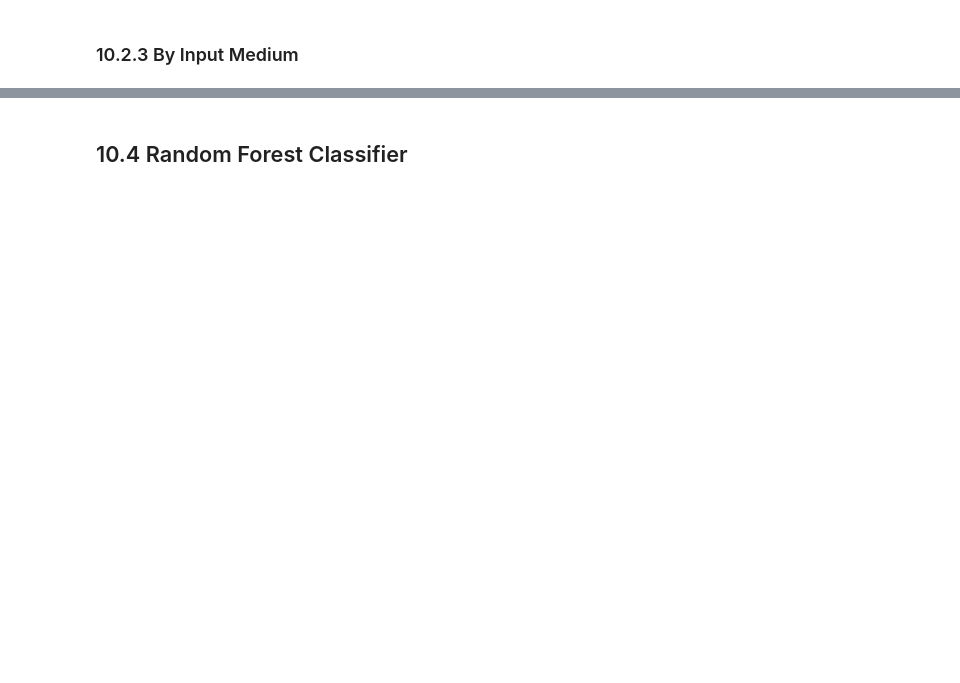
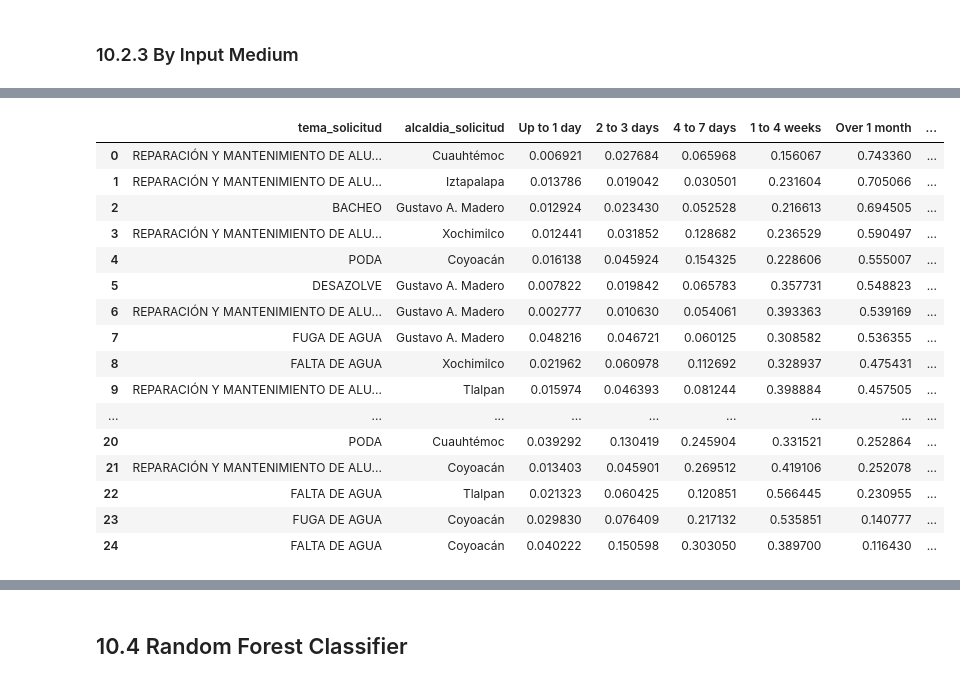
Before and after one commit to sbenhumea/citizen-requests-analysis-project-locatel, a Jupyter notebook: notebooks/modeling.ipynb, the cells around one changed output, grey strips where cells are left out. Cells and saved outputs as stored; diff of their text form; code cells hidden in the pictures; blank space fills up the shorter version.

```diff
--- a/notebooks/modeling.ipynb
+++ b/notebooks/modeling.ipynb
@@ -684,0 +788,5 @@ rates
+# %%
+train_topic_municipality = df_preprocessed.loc[y_train.index, ['tema_solicitud','alcaldia_solicitud']]
+category_rates_4 = pd.crosstab(index=[train_topic_municipality['tema_solicitud'],train_topic_municipality['alcaldia_solicitud']], columns=y_train_class, normalize='index')
+category_rates_4 = category_rates_4.sort_values('Over 1 month', ascending=False)
+category_rates_4.reset_index(inplace=True)
@@ -684,0 +831,3 @@ rates
+# %%
+top_topic_municipality_top_25 = train_topic_municipality.value_counts().head(25).reset_index()
+top_topic_municipality_top_25
@@ -684,0 +852,21 @@ rates
+# %%
+rates_4_top_25 = category_rates_4.merge(top_topic_municipality_top_25, on=['tema_solicitud','alcaldia_solicitud'])
+rates_4_top_25
+# %% [output]
+|  | tema_solicitud | alcaldia_solicitud | Up to 1 day | 2 to 3 days | 4 to 7 days | 1 to 4 weeks | Over 1 month | ... |
+| 0 | REPARACIÓN Y MANTENIMIENTO DE ALU... | Cuauhtémoc | 0.006921 | 0.027684 | 0.065968 | 0.156067 | 0.743360 | ... |
+| 1 | REPARACIÓN Y MANTENIMIENTO DE ALU... | Iztapalapa | 0.013786 | 0.019042 | 0.030501 | 0.231604 | 0.705066 | ... |
+| 2 | BACHEO | Gustavo A. Madero | 0.012924 | 0.023430 | 0.052528 | 0.216613 | 0.694505 | ... |
+| 3 | REPARACIÓN Y MANTENIMIENTO DE ALU... | Xochimilco | 0.012441 | 0.031852 | 0.128682 | 0.236529 | 0.590497 | ... |
+| 4 | PODA | Coyoacán | 0.016138 | 0.045924 | 0.154325 | 0.228606 | 0.555007 | ... |
+| 5 | DESAZOLVE | Gustavo A. Madero | 0.007822 | 0.019842 | 0.065783 | 0.357731 | 0.548823 | ... |
+| 6 | REPARACIÓN Y MANTENIMIENTO DE ALU... | Gustavo A. Madero | 0.002777 | 0.010630 | 0.054061 | 0.393363 | 0.539169 | ... |
+| 7 | FUGA DE AGUA | Gustavo A. Madero | 0.048216 | 0.046721 | 0.060125 | 0.308582 | 0.536355 | ... |
+| 8 | FALTA DE AGUA | Xochimilco | 0.021962 | 0.060978 | 0.112692 | 0.328937 | 0.475431 | ... |
+| 9 | REPARACIÓN Y MANTENIMIENTO DE ALU... | Tlalpan | 0.015974 | 0.046393 | 0.081244 | 0.398884 | 0.457505 | ... |
+| ... | ... | ... | ... | ... | ... | ... | ... | ... |
+| 20 | PODA | Cuauhtémoc | 0.039292 | 0.130419 | 0.245904 | 0.331521 | 0.252864 | ... |
+| 21 | REPARACIÓN Y MANTENIMIENTO DE ALU... | Coyoacán | 0.013403 | 0.045901 | 0.269512 | 0.419106 | 0.252078 | ... |
+| 22 | FALTA DE AGUA | Tlalpan | 0.021323 | 0.060425 | 0.120851 | 0.566445 | 0.230955 | ... |
+| 23 | FUGA DE AGUA | Coyoacán | 0.029830 | 0.076409 | 0.217132 | 0.535851 | 0.140777 | ... |
+| 24 | FALTA DE AGUA | Coyoacán | 0.040222 | 0.150598 | 0.303050 | 0.389700 | 0.116430 | ... |
```
Also changed, not shown: parts of 45 cells of this notebook, 1 other file.
